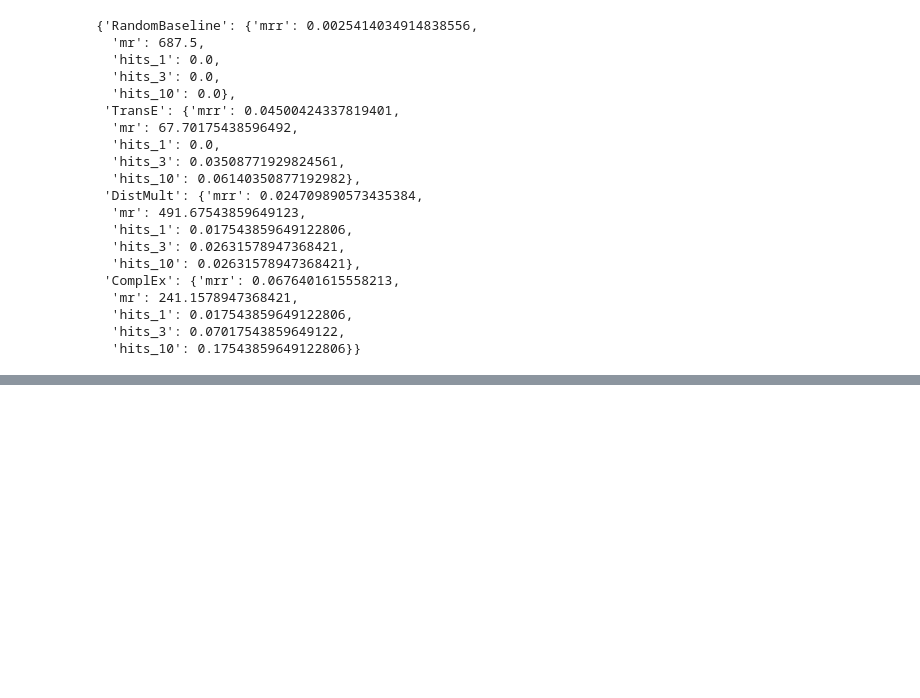
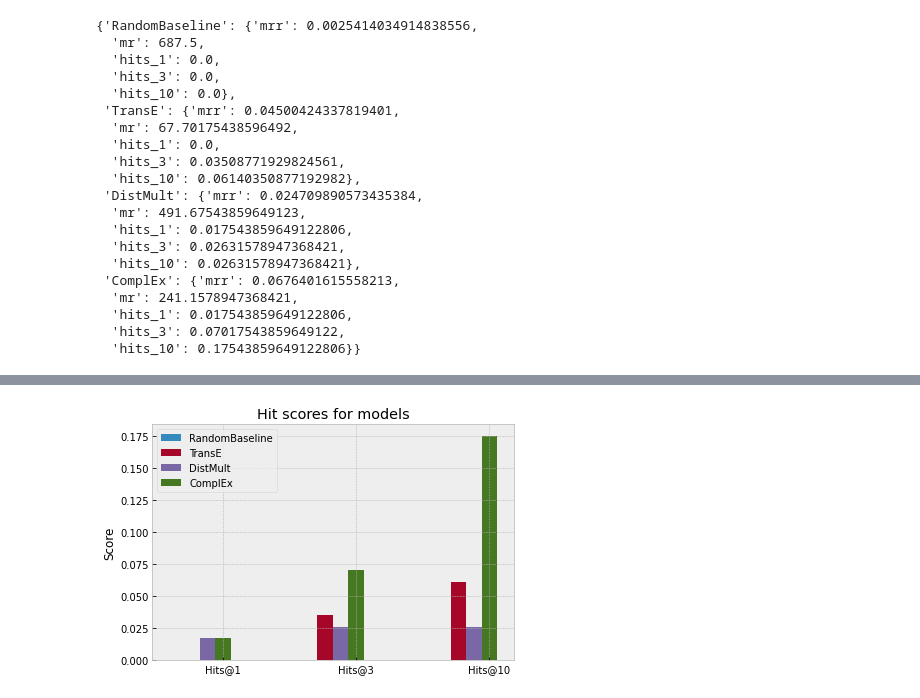
Before and after one commit to JohannaJo/master-latex-template, a Jupyter notebook: code/model_selection/model_selection.ipynb, the cells around one changed output, grey strips where cells are left out. Cells and saved outputs as stored; diff of their text form; code cells hidden in the pictures; blank space fills up the shorter version.

```diff
--- a/code/model_selection/model_selection.ipynb
+++ b/code/model_selection/model_selection.ipynb
@@ -204,0 +234,30 @@ file.close()
+# %%
+labels = ['Hits@1','Hits@3','Hits@10']
+metrics_RandomBaseline = list(test_metrics["RandomBaseline"].values())[2:5]
+metrics_TransE = list(test_metrics["TransE"].values())[2:5]
+metrics_DistMult = list(test_metrics["DistMult"].values())[2:5]
+metrics_ComplEx = list(test_metrics["ComplEx"].values())[2:5]
+
+
+x = (np.arange(len(labels)))*3  # the label locations
+width = 0.35  # the width of the bars
+mpl.style.use("bmh")
+fig, ax = plt.subplots()
+bar_C11 = ax.bar(x - 3*(width), metrics_RandomBaseline, width, label='RandomBaseline')
+bar_C12 = ax.bar(x - 2*(width), metrics_TransE, width, label='TransE')
+bar_C21 = ax.bar(x - width, metrics_DistMult, width, label='DistMult')
+bar_C22 = ax.bar(x, metrics_ComplEx, width, label='ComplEx')
+
+# Add some text for labels, title and custom x-axis tick labels, etc.
+ax.set_ylabel('Score')
+ax.set_title('Hit scores for models')
+
+ax.set_xticks(x)
+ax.set_xticklabels(labels)
+ax.legend()
+
+
+fig.tight_layout()
+plt.show()
+# %% [output]
+[figure, added]
```
Also changed, not shown: parts of 5 cells of this notebook.
